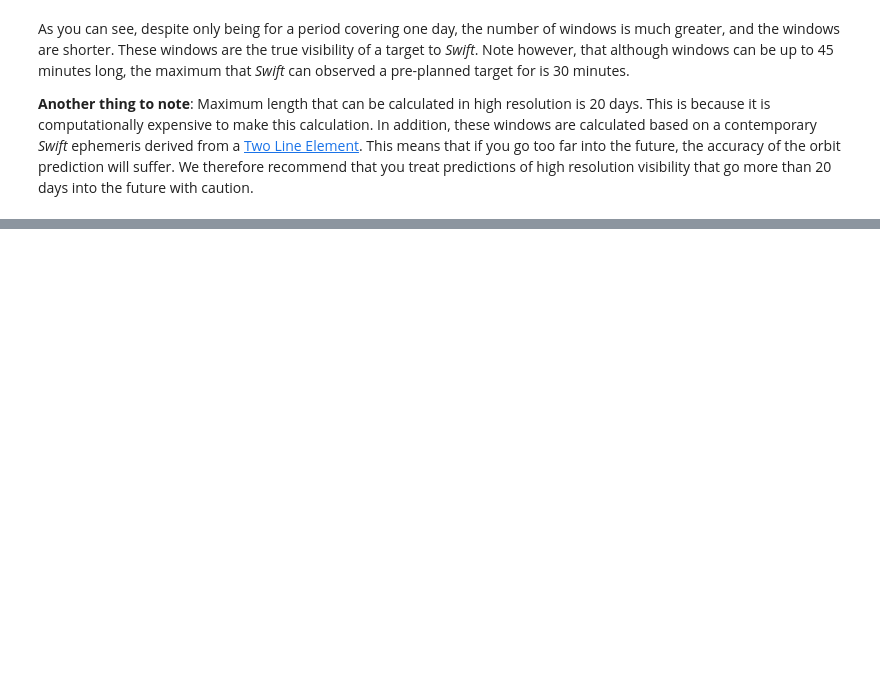
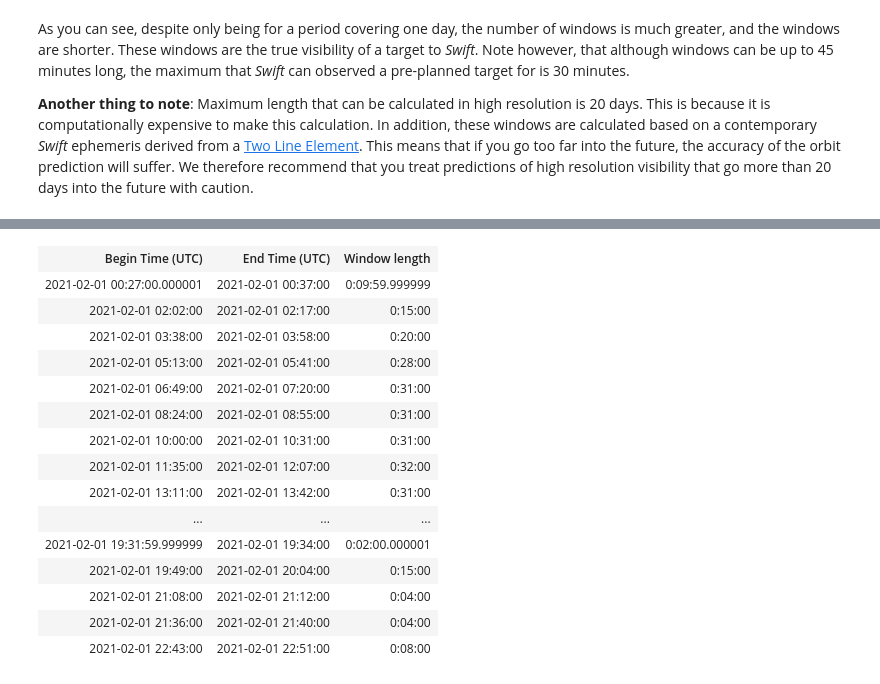
Before and after one commit to Swift-SOT/swifttools, a Jupyter notebook: examples/Target Visibility Calculator Example.ipynb, the cells around one changed output, grey strips where cells are left out. Drawn from its saved outputs; the diff is of its cells as text; code cells hidden in the pictures; blank space fills up the shorter version.

```diff
--- a/examples/Target Visibility Calculator Example.ipynb
+++ b/examples/Target Visibility Calculator Example.ipynb
@@ -139,10 +144,13 @@ You can calculate visiblity windows including these constraints using the `hires
 
 Let's set up a new VisQuery, using the hires flag. This time we'll use a more compact argument based to call it. Note that here we explicity set a `begin` and `end` time for the visibility period. Note that `length` can also be used in place of `end`.
 # %%
-hvq = VisQuery(ra=19.2714, dec=-73.4433,
-               begin=datetime(2021,2,1),
-               end=datetime(2021,2,2),
-               hires=True)
+hvq = VisQuery(
+    ra=19.2714,
+    dec=-73.4433,
+    begin=datetime(2021, 2, 1),
+    end=datetime(2021, 2, 2),
+    hires=True,
+)
 # %% [markdown]
 Note that using this form, we don't have to use the `submit()` method, it is called automatically. Still we should still check that the request was successful.
 # %%
@@ -179,0 +194,20 @@ As you can see, despite only being for a period covering one day, the number of
+# %%
+hvq.clock_correct()
+hvq
+# %% [output]
+| Begin Time (UTC) | End Time (UTC) | Window length |
+| 2021-02-01 00:27:00.000001 | 2021-02-01 00:37:00 | 0:09:59.999999 |
+| 2021-02-01 02:02:00 | 2021-02-01 02:17:00 | 0:15:00 |
+| 2021-02-01 03:38:00 | 2021-02-01 03:58:00 | 0:20:00 |
+| 2021-02-01 05:13:00 | 2021-02-01 05:41:00 | 0:28:00 |
+| 2021-02-01 06:49:00 | 2021-02-01 07:20:00 | 0:31:00 |
+| 2021-02-01 08:24:00 | 2021-02-01 08:55:00 | 0:31:00 |
+| 2021-02-01 10:00:00 | 2021-02-01 10:31:00 | 0:31:00 |
+| 2021-02-01 11:35:00 | 2021-02-01 12:07:00 | 0:32:00 |
+| 2021-02-01 13:11:00 | 2021-02-01 13:42:00 | 0:31:00 |
+| ... | ... | ... |
+| 2021-02-01 19:31:59.999999 | 2021-02-01 19:34:00 | 0:02:00.000001 |
+| 2021-02-01 19:49:00 | 2021-02-01 20:04:00 | 0:15:00 |
+| 2021-02-01 21:08:00 | 2021-02-01 21:12:00 | 0:04:00 |
+| 2021-02-01 21:36:00 | 2021-02-01 21:40:00 | 0:04:00 |
+| 2021-02-01 22:43:00 | 2021-02-01 22:51:00 | 0:08:00 |
```
Also changed, not shown: parts of 16 cells of this notebook, 29 other files.
